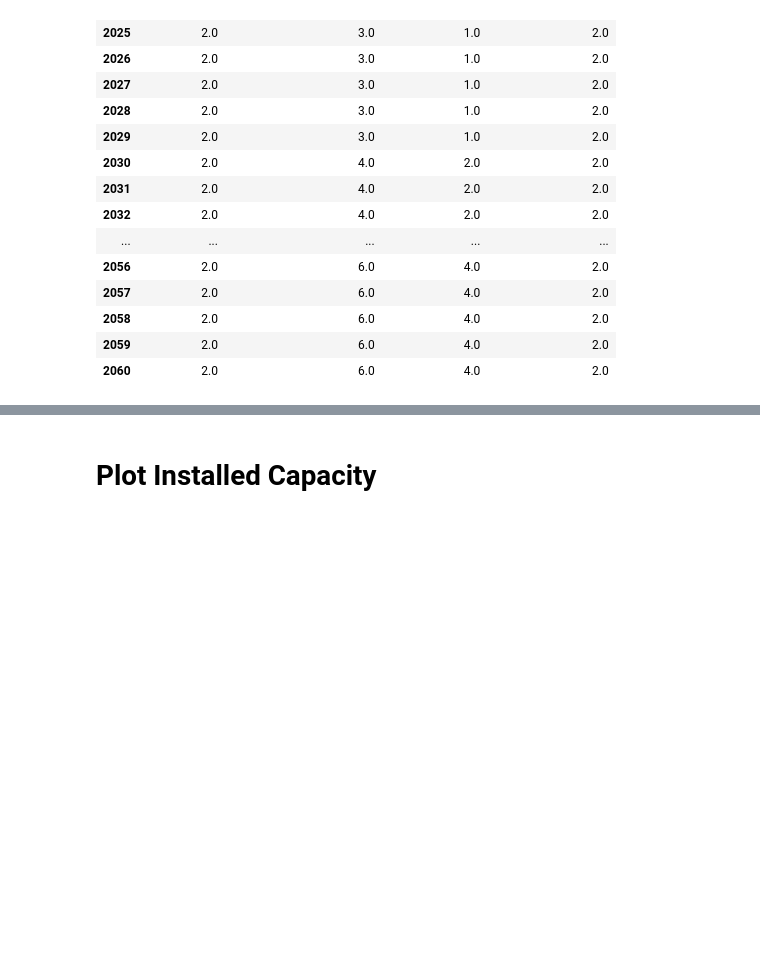
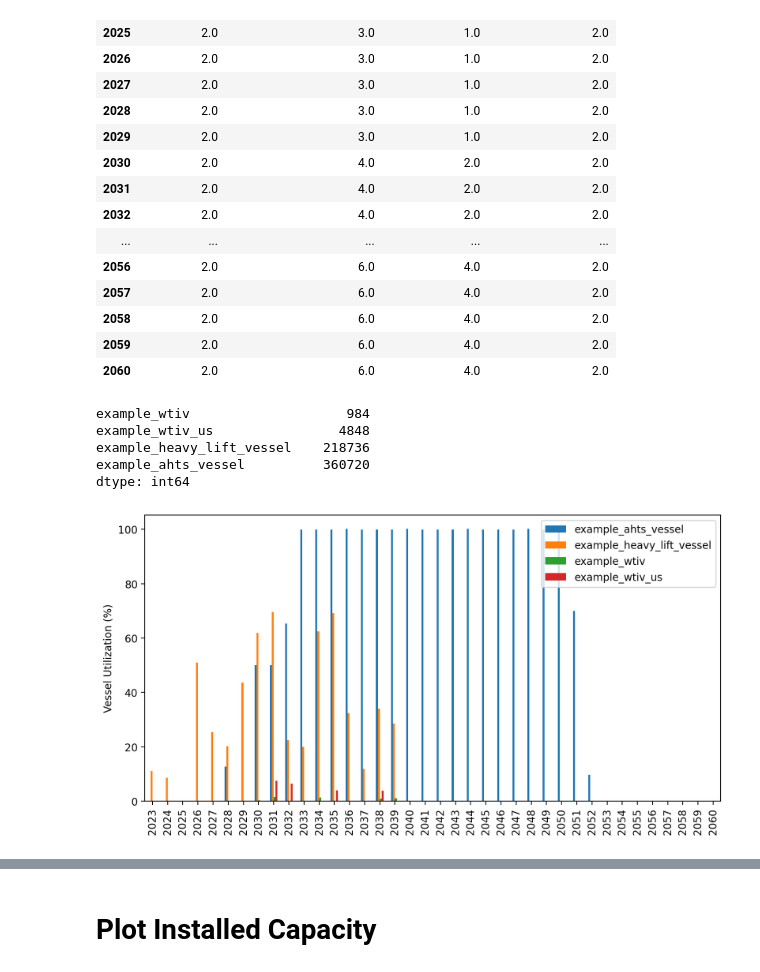
Before and after one commit to sbredenk/CORAL, a Jupyter notebook: test_comparisons.ipynb, the cells around one changed output, grey strips where cells are left out. Cells and saved outputs as stored; diff of their text form; code cells hidden in the pictures; blank space fills up the shorter version.

```diff
--- a/test_comparisons.ipynb
+++ b/test_comparisons.ipynb
@@ -264,8 +264,24 @@ vessel_pipeline(allocs,futures)
 | 2060 | 2.0 | 6.0 | 4.0 | 2.0 |
 # %%
 df_vessel_util = vessel_hours(dfs[0])
+display(df_vessel_util.sum())
 df_vessel_count = vessel_pipeline(allocs,futures)
 df_perc_util = df_vessel_util / df_vessel_count / 8766 * 100
+# %% [output]
+example_wtiv                    984
+example_wtiv_us                4848
+example_heavy_lift_vessel    218736
+example_ahts_vessel          360720
+dtype: int64
+# %%
+fig = plt.figure(figsize=(10,5), dpi=200)
+ax = fig.add_subplot(111)
+df_perc_util.plot(kind='bar', ax=ax)
+ax.set_xlabel("")
+ax.set_ylabel("Vessel Utilization (%)")
+plt.show()
+# %% [output]
+[figure, added]
 # %%
 # fig = plt.figure(figsize=(10,5), dpi=200)
 # ax = fig.add_subplot(111)
```
Also changed, not shown: parts of 9 cells of this notebook, 31 other files.
